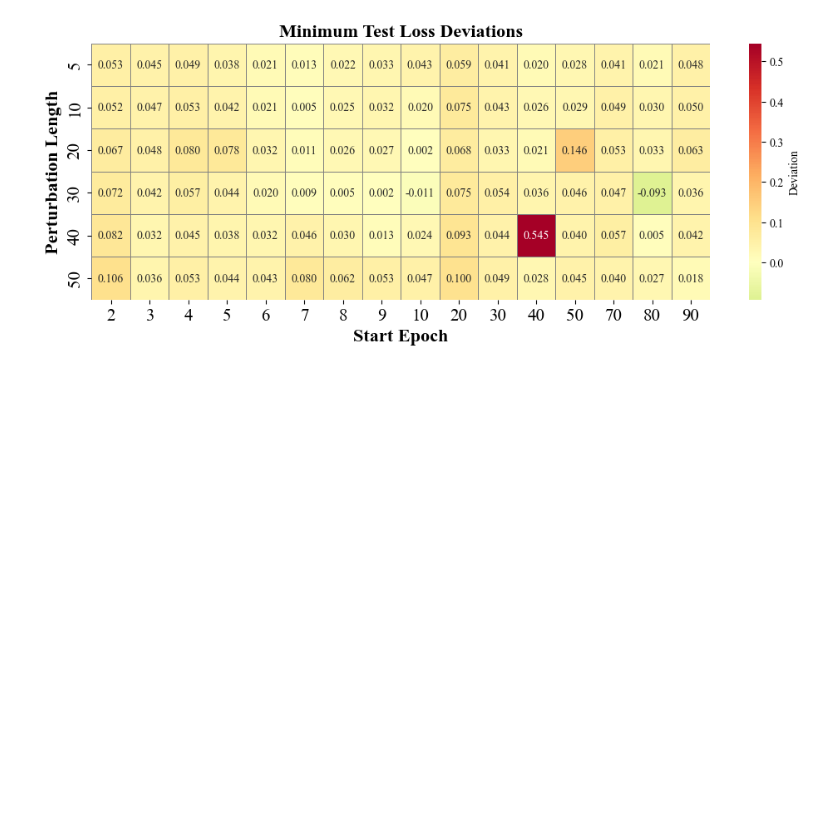
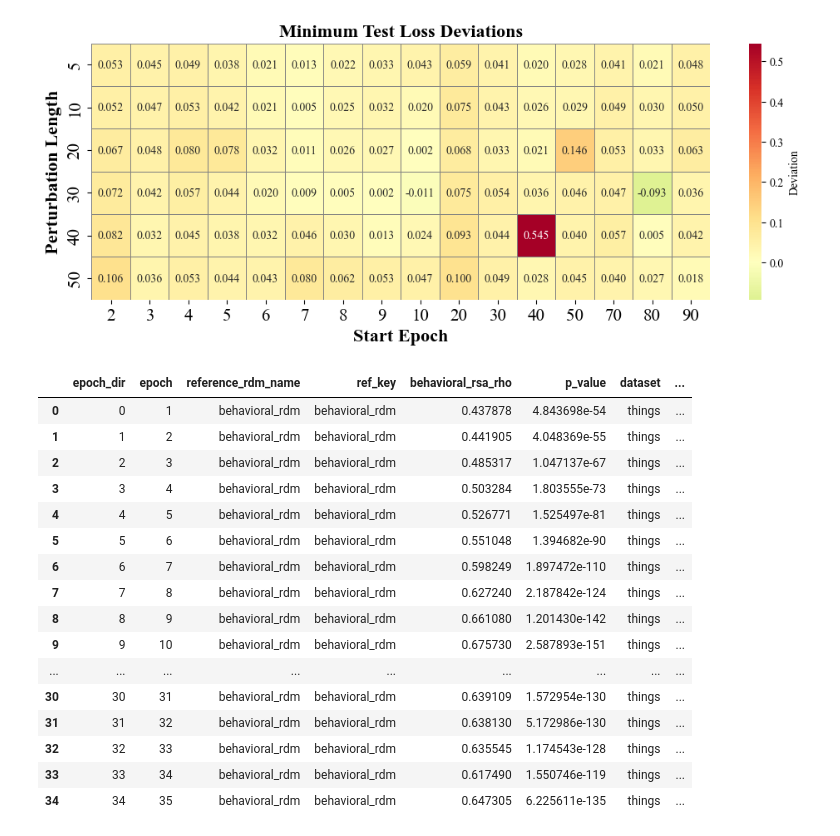
Before and after one commit to marrenj/cvpr_perturbations, a Jupyter notebook: notebooks/figures/all_figures.ipynb, the cells around one changed output. Cells and saved outputs as stored; diff of their text form; code cells hidden in the pictures; blank space fills up the shorter version.

```diff
--- a/notebooks/figures/all_figures.ipynb
+++ b/notebooks/figures/all_figures.ipynb
@@ -2036,3 +2036,30 @@ fig, ax1, dev1, hm1, dmin, dmax = plot_min_test_loss_heatmap(
 )
 # %% [output]
 [figure]
+# %%
+# Read in the behavioral alignment results from the seed 42 run
+# Single-epoch perturbation seed 1
+seed42_ba_results = pd.read_csv("/home/wallacelab/teba/multimodal_brain_inspired/marren/temporal_dynamics_of_human_alignment/test/perturb_sweep_replication/random_target_perturb_seed42/compiled_inference_results_things_behavioral.csv")
+seed42_ba_results = seed42_ba_results.rename(columns={'score': 'behavioral_rsa_rho'})
+if 'epoch' in seed42_ba_results.columns:
+    seed42_ba_results['epoch'] = seed42_ba_results['epoch'] + 1
+# %%
+seed42_ba_results
+# %% [output]
+|  | epoch_dir | epoch | reference_rdm_name | ref_key | behavioral_rsa_rho | p_value | dataset | ... |
+| 0 | 0 | 1 | behavioral_rdm | behavioral_rdm | 0.437878 | 4.843698e-54 | things | ... |
+| 1 | 1 | 2 | behavioral_rdm | behavioral_rdm | 0.441905 | 4.048369e-55 | things | ... |
+| 2 | 2 | 3 | behavioral_rdm | behavioral_rdm | 0.485317 | 1.047137e-67 | things | ... |
+| 3 | 3 | 4 | behavioral_rdm | behavioral_rdm | 0.503284 | 1.803555e-73 | things | ... |
+| 4 | 4 | 5 | behavioral_rdm | behavioral_rdm | 0.526771 | 1.525497e-81 | things | ... |
+| 5 | 5 | 6 | behavioral_rdm | behavioral_rdm | 0.551048 | 1.394682e-90 | things | ... |
+| 6 | 6 | 7 | behavioral_rdm | behavioral_rdm | 0.598249 | 1.897472e-110 | things | ... |
+| 7 | 7 | 8 | behavioral_rdm | behavioral_rdm | 0.627240 | 2.187842e-124 | things | ... |
+| 8 | 8 | 9 | behavioral_rdm | behavioral_rdm | 0.661080 | 1.201430e-142 | things | ... |
+| 9 | 9 | 10 | behavioral_rdm | behavioral_rdm | 0.675730 | 2.587893e-151 | things | ... |
+| ... | ... | ... | ... | ... | ... | ... | ... | ... |
+| 30 | 30 | 31 | behavioral_rdm | behavioral_rdm | 0.639109 | 1.572954e-130 | things | ... |
+| 31 | 31 | 32 | behavioral_rdm | behavioral_rdm | 0.638130 | 5.172986e-130 | things | ... |
+| 32 | 32 | 33 | behavioral_rdm | behavioral_rdm | 0.635545 | 1.174543e-128 | things | ... |
+| 33 | 33 | 34 | behavioral_rdm | behavioral_rdm | 0.617490 | 1.550746e-119 | things | ... |
+| 34 | 34 | 35 | behavioral_rdm | behavioral_rdm | 0.647305 | 6.225611e-135 | things | ... |
```
Also changed, not shown: parts of 5 cells of this notebook, 4 other files.
